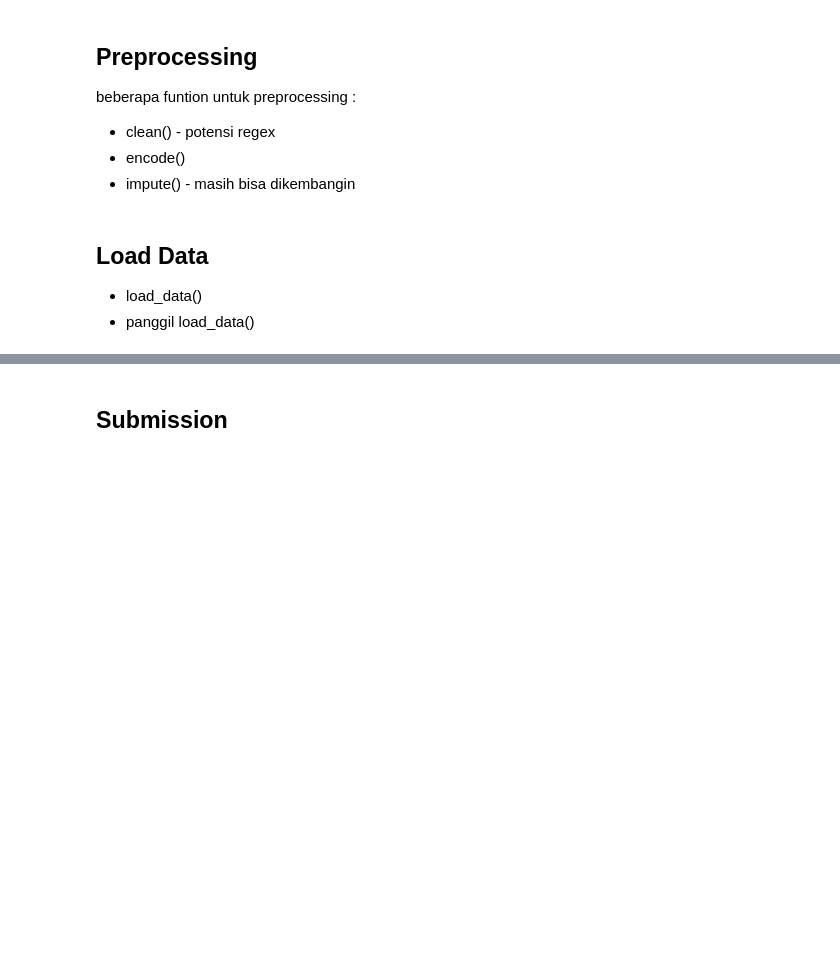
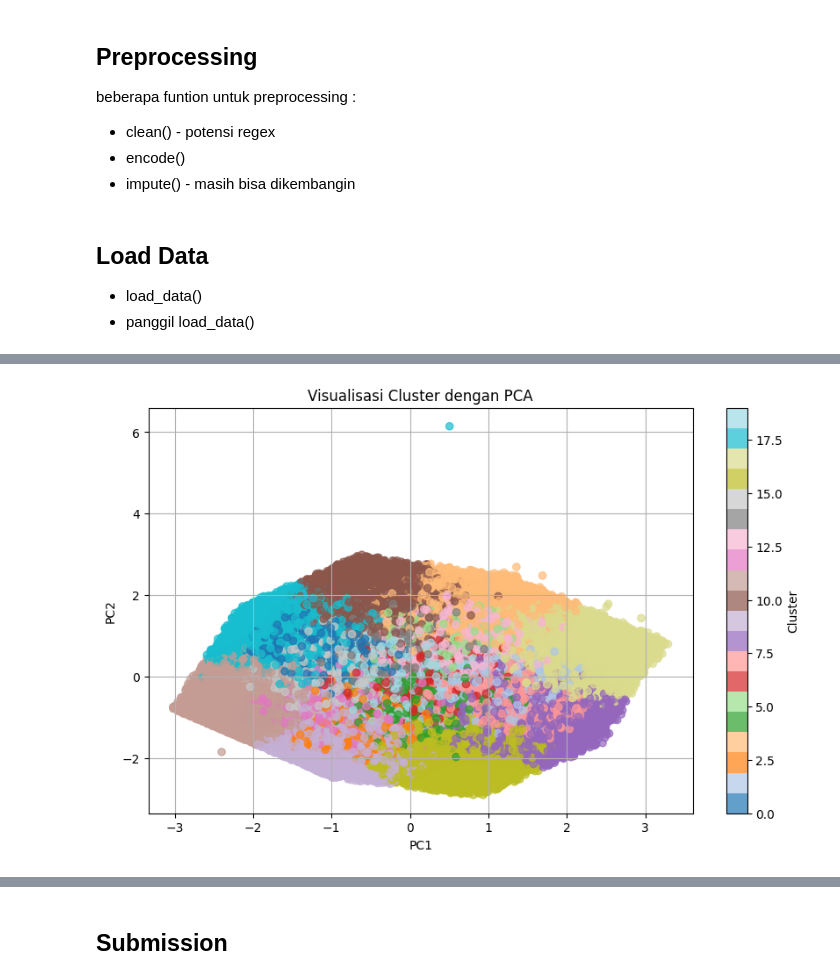
Before and after one commit to AzrilFahmiardi/podcast_listeningtime_compe, a Jupyter notebook: podcast_listeningTime_compe.ipynb, the cells around one changed output, grey strips where cells are left out. Saved outputs shown, nothing was run; the diff lists cells and outputs as text; code cells hidden in the pictures; blank space fills up the shorter version.

Commit message:
pakai cluster_labels

```diff
--- a/podcast_listeningTime_compe.ipynb
+++ b/podcast_listeningTime_compe.ipynb
@@ -200,0 +215,7 @@ Baseline score: 13.20727 RMSE
+# %%
+X = df_train.copy()
+y = X.pop("Listening_Time_minutes")
+
+mi_scores = make_mi_scores(X, y)
+print("Mutual Information Scores:")
+mi_scores
@@ -206,0 +301,26 @@ def label_encode(df):
+# %%
+from sklearn.preprocessing import StandardScaler
+
+# Scaling ulang agar cocok untuk PCA
+scaler = StandardScaler()
+X_scaled = scaler.fit_transform(X[cluster_features])
+
+# PCA untuk reduksi ke 2 dimensi
+pca = PCA(n_components=2)
+X_pca = pca.fit_transform(X_scaled)
+
+# Gabungkan hasil PCA dan label cluster
+pca_df = pd.DataFrame(X_pca, columns=['PC1', 'PC2'])
+pca_df['Cluster'] = df_new['Cluster']
+
+# Plot
+plt.figure(figsize=(10, 6))
+scatter = plt.scatter(pca_df['PC1'], pca_df['PC2'], c=pca_df['Cluster'], cmap='tab20', alpha=0.7)
+plt.title('Visualisasi Cluster dengan PCA')
+plt.xlabel('PC1')
+plt.ylabel('PC2')
+plt.colorbar(scatter, label='Cluster')
+plt.grid(True)
+plt.show()
+# %% [output]
+[figure, added]
```
Also changed, not shown: parts of 19 cells of this notebook, 2 other files.
